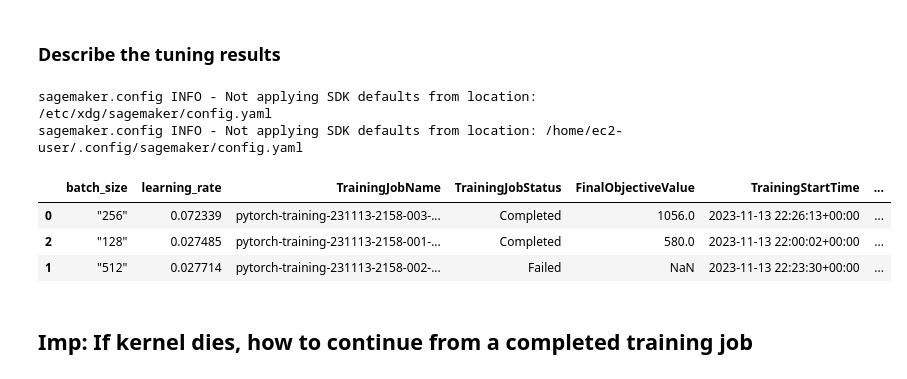
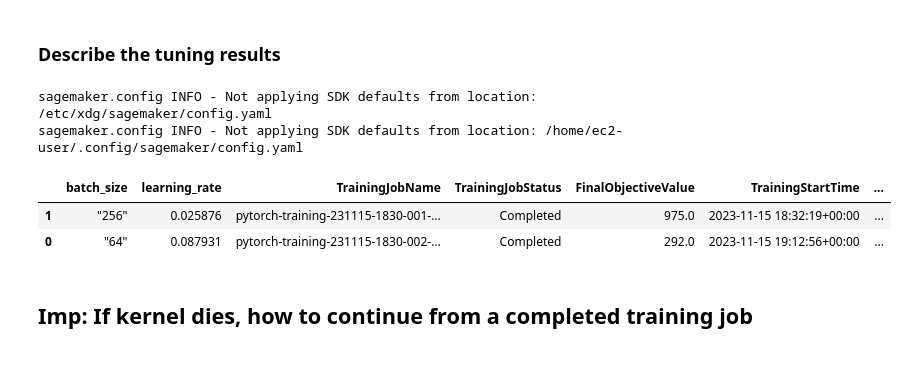
Before and after one commit to djarrin/operationalized-dog-classifier, a Jupyter notebook: train_and_deploy-solution.ipynb, the cells around one changed output. Saved outputs shown, nothing was run; the diff lists cells and outputs as text; code cells hidden in the pictures.

```diff
--- a/train_and_deploy-solution.ipynb
+++ b/train_and_deploy-solution.ipynb
@@ -100,18 +111,17 @@ No finished training job found associated with this estimator. Please make sure
 <h3>Describe the tuning results</h3>
 # %%
 exp = HyperparameterTuningJobAnalytics(
-  hyperparameter_tuning_job_name='pytorch-training-231113-2158')
+  hyperparameter_tuning_job_name='pytorch-training-231115-1830')
 
 jobs = exp.dataframe()
 
 jobs.sort_values('FinalObjectiveValue', ascending=0)
 # %% [output]
 sagemaker.config INFO - Not applying SDK defaults from location: /etc/xdg/sagemaker/config.yaml
 sagemaker.config INFO - Not applying SDK defaults from location: /home/ec2-user/.config/sagemaker/config.yaml
 |  | batch_size | learning_rate | TrainingJobName | TrainingJobStatus | FinalObjectiveValue | TrainingStartTime | ... |
-| 0 | "256" | 0.072339 | pytorch-training-231113-2158-003-... | Completed | 1056.0 | 2023-11-13 22:26:13+00:00 | ... |
-| 2 | "128" | 0.027485 | pytorch-training-231113-2158-001-... | Completed | 580.0 | 2023-11-13 22:00:02+00:00 | ... |
-| 1 | "512" | 0.027714 | pytorch-training-231113-2158-002-... | Failed | NaN | 2023-11-13 22:23:30+00:00 | ... |
+| 1 | "256" | 0.025876 | pytorch-training-231115-1830-001-... | Completed | 975.0 | 2023-11-15 18:32:19+00:00 | ... |
+| 0 | "64" | 0.087931 | pytorch-training-231115-1830-002-... | Completed | 292.0 | 2023-11-15 19:12:56+00:00 | ... |
 # %% [markdown]
 ## Imp: If kernel dies, how to continue from a completed training job
 # %%
```
Also changed, not shown: parts of 21 cells of this notebook, 2 other files.
